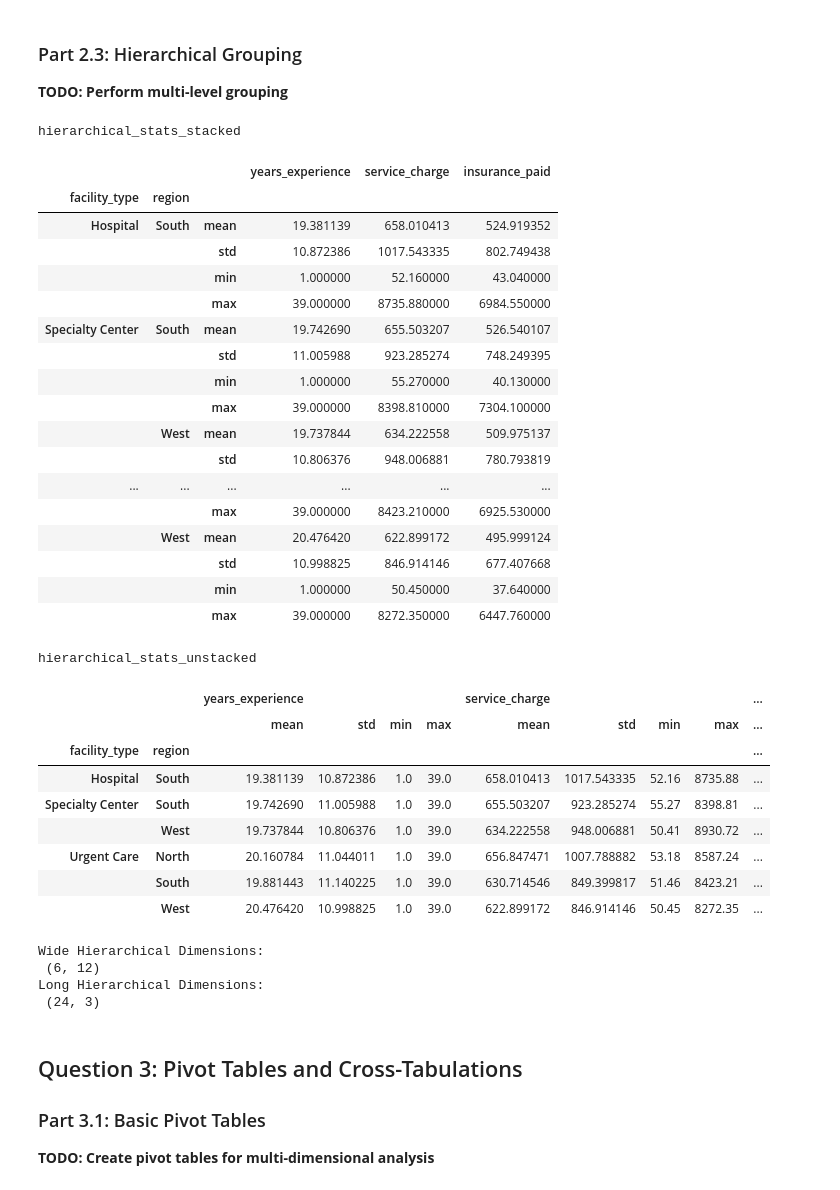
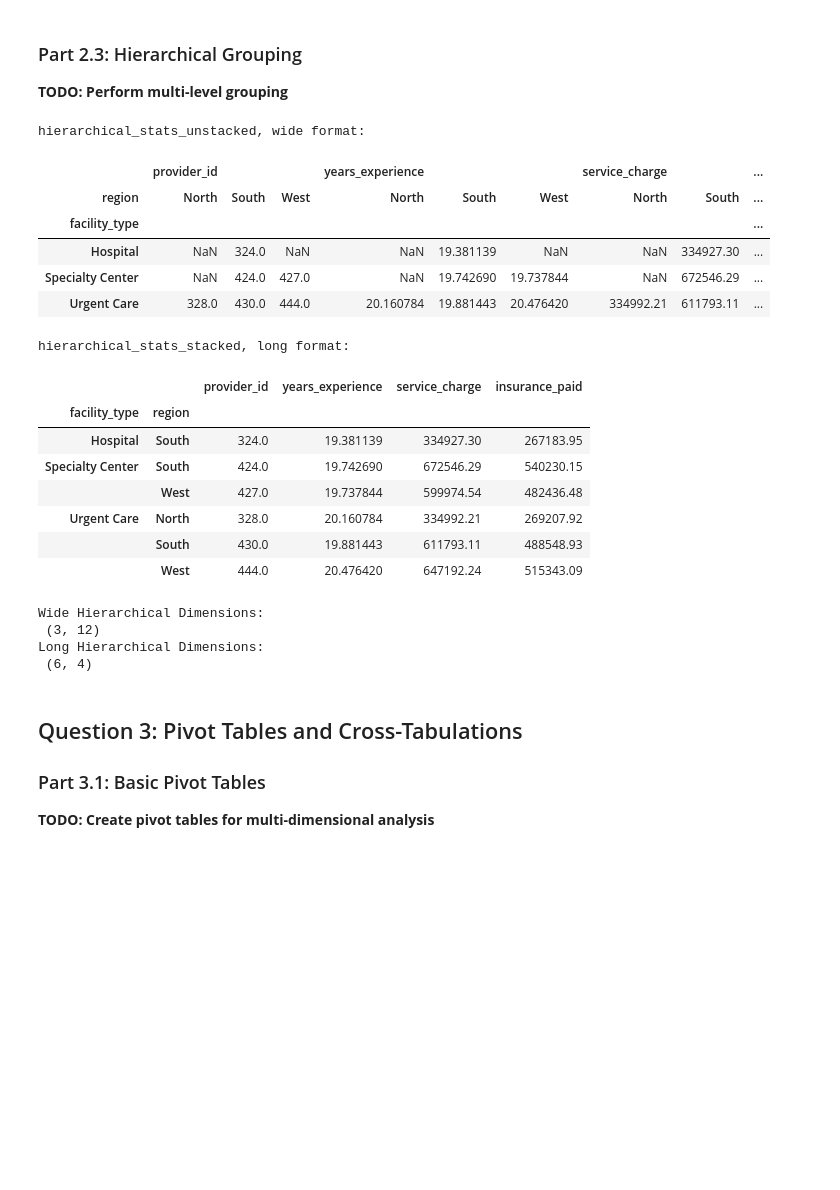
Before and after one commit to UCSF-DataSci/ds217-08-group-filter-and-flow-JoshuaGuoJG, a Jupyter notebook: assignment.ipynb, the cells around one changed output. Drawn from its saved outputs; the diff is of its cells as text; code cells hidden in the pictures; blank space fills up the shorter version.

Commit message:
hierarchical update

```diff
--- a/assignment.ipynb
+++ b/assignment.ipynb
@@ -236,61 +236,48 @@ with open('output/q2_performance_report.txt', 'w') as f:
 # %%
 # TODO: Group by facility type and region
 # TODO: Calculate statistics for each facility_type-region combination
 # TODO: Use unstack to convert to wide format
 # TODO: Use stack to convert back to long format
 hierarchical_stats = merged_df.groupby(['facility_type', 'region']).agg({
-    'years_experience': ['mean', 'std', 'min', 'max'],
-    'service_charge': ['mean', 'std', 'min', 'max'],
-    'insurance_paid': ['mean', 'std', 'min', 'max']
+    'provider_id': 'nunique',
+    'years_experience': 'mean',
+    'service_charge': 'sum',
+    'insurance_paid': 'sum'
 })
-hierarchical_stats_stacked = hierarchical_stats.stack()
-hierarchical_stats_stacked = hierarchical_stats_stacked.fillna(0)
-print("hierarchical_stats_stacked")
+
+hierarchical_stats_unstacked = hierarchical_stats.unstack()
+print("hierarchical_stats_unstacked, wide format:")
+display(hierarchical_stats_unstacked)
+hierarchical_stats_stacked = hierarchical_stats_unstacked.stack()
+print("hierarchical_stats_stacked, long format:")
 display(hierarchical_stats_stacked)
-hierarchical_stats_unstacked = hierarchical_stats_stacked.unstack()
-hierarchical_stats_unstacked = hierarchical_stats_unstacked.fillna(0)
-print("hierarchical_stats_unstacked")
-display(hierarchical_stats_unstacked)
 
 # TODO: Analyze the hierarchical structure
 # TODO: Save results as 'output/q2_hierarchical_analysis.csv'
 print("Wide Hierarchical Dimensions:\n", hierarchical_stats_unstacked.shape)
 print("Long Hierarchical Dimensions:\n", hierarchical_stats_stacked.shape)
-hierarchical_stats.to_csv('output/q2_hierarchical_analysis.csv')
+hierarchical_stats.reset_index().to_csv('output/q2_hierarchical_analysis.csv')
 # %% [output]
-hierarchical_stats_stacked
+hierarchical_stats_unstacked, wide format:
-|  |  |  | years_experience | service_charge | insurance_paid |
-| facility_type | region |  |  |  |  |
-| Hospital | South | mean | 19.381139 | 658.010413 | 524.919352 |
-|  |  | std | 10.872386 | 1017.543335 | 802.749438 |
-|  |  | min | 1.000000 | 52.160000 | 43.040000 |
-|  |  | max | 39.000000 | 8735.880000 | 6984.550000 |
-| Specialty Center | South | mean | 19.742690 | 655.503207 | 526.540107 |
-|  |  | std | 11.005988 | 923.285274 | 748.249395 |
-|  |  | min | 1.000000 | 55.270000 | 40.130000 |
-|  |  | max | 39.000000 | 8398.810000 | 7304.100000 |
-|  | West | mean | 19.737844 | 634.222558 | 509.975137 |
-|  |  | std | 10.806376 | 948.006881 | 780.793819 |
-| ... | ... | ... | ... | ... | ... |
-|  |  | max | 39.000000 | 8423.210000 | 6925.530000 |
-|  | West | mean | 20.476420 | 622.899172 | 495.999124 |
-|  |  | std | 10.998825 | 846.914146 | 677.407668 |
-|  |  | min | 1.000000 | 50.450000 | 37.640000 |
-|  |  | max | 39.000000 | 8272.350000 | 6447.760000 |
+|  | provider_id |  |  | years_experience |  |  | service_charge |  | ... |
+| region | North | South | West | North | South | West | North | South | ... |
+| facility_type |  |  |  |  |  |  |  |  | ... |
+| Hospital | NaN | 324.0 | NaN | NaN | 19.381139 | NaN | NaN | 334927.30 | ... |
+| Specialty Center | NaN | 424.0 | 427.0 | NaN | 19.742690 | 19.737844 | NaN | 672546.29 | ... |
+| Urgent Care | 328.0 | 430.0 | 444.0 | 20.160784 | 19.881443 | 20.476420 | 334992.21 | 611793.11 | ... |
-hierarchical_stats_unstacked
+hierarchical_stats_stacked, long format:
-|  |  | years_experience |  |  |  | service_charge |  |  |  | ... |
-|  |  | mean | std | min | max | mean | std | min | max | ... |
-| facility_type | region |  |  |  |  |  |  |  |  | ... |
-| Hospital | South | 19.381139 | 10.872386 | 1.0 | 39.0 | 658.010413 | 1017.543335 | 52.16 | 8735.88 | ... |
-| Specialty Center | South | 19.742690 | 11.005988 | 1.0 | 39.0 | 655.503207 | 923.285274 | 55.27 | 8398.81 | ... |
-|  | West | 19.737844 | 10.806376 | 1.0 | 39.0 | 634.222558 | 948.006881 | 50.41 | 8930.72 | ... |
-| Urgent Care | North | 20.160784 | 11.044011 | 1.0 | 39.0 | 656.847471 | 1007.788882 | 53.18 | 8587.24 | ... |
-|  | South | 19.881443 | 11.140225 | 1.0 | 39.0 | 630.714546 | 849.399817 | 51.46 | 8423.21 | ... |
-|  | West | 20.476420 | 10.998825 | 1.0 | 39.0 | 622.899172 | 846.914146 | 50.45 | 8272.35 | ... |
+|  |  | provider_id | years_experience | service_charge | insurance_paid |
+| facility_type | region |  |  |  |  |
+| Hospital | South | 324.0 | 19.381139 | 334927.30 | 267183.95 |
+| Specialty Center | South | 424.0 | 19.742690 | 672546.29 | 540230.15 |
+|  | West | 427.0 | 19.737844 | 599974.54 | 482436.48 |
+| Urgent Care | North | 328.0 | 20.160784 | 334992.21 | 269207.92 |
+|  | South | 430.0 | 19.881443 | 611793.11 | 488548.93 |
+|  | West | 444.0 | 20.476420 | 647192.24 | 515343.09 |
 Wide Hierarchical Dimensions:
- (6, 12)
+ (3, 12)
 Long Hierarchical Dimensions:
- (24, 3)
+ (6, 4)
 # %% [markdown]
 ## Question 3: Pivot Tables and Cross-Tabulations
 
```
Also changed, not shown: parts of 1 cell of this notebook.
